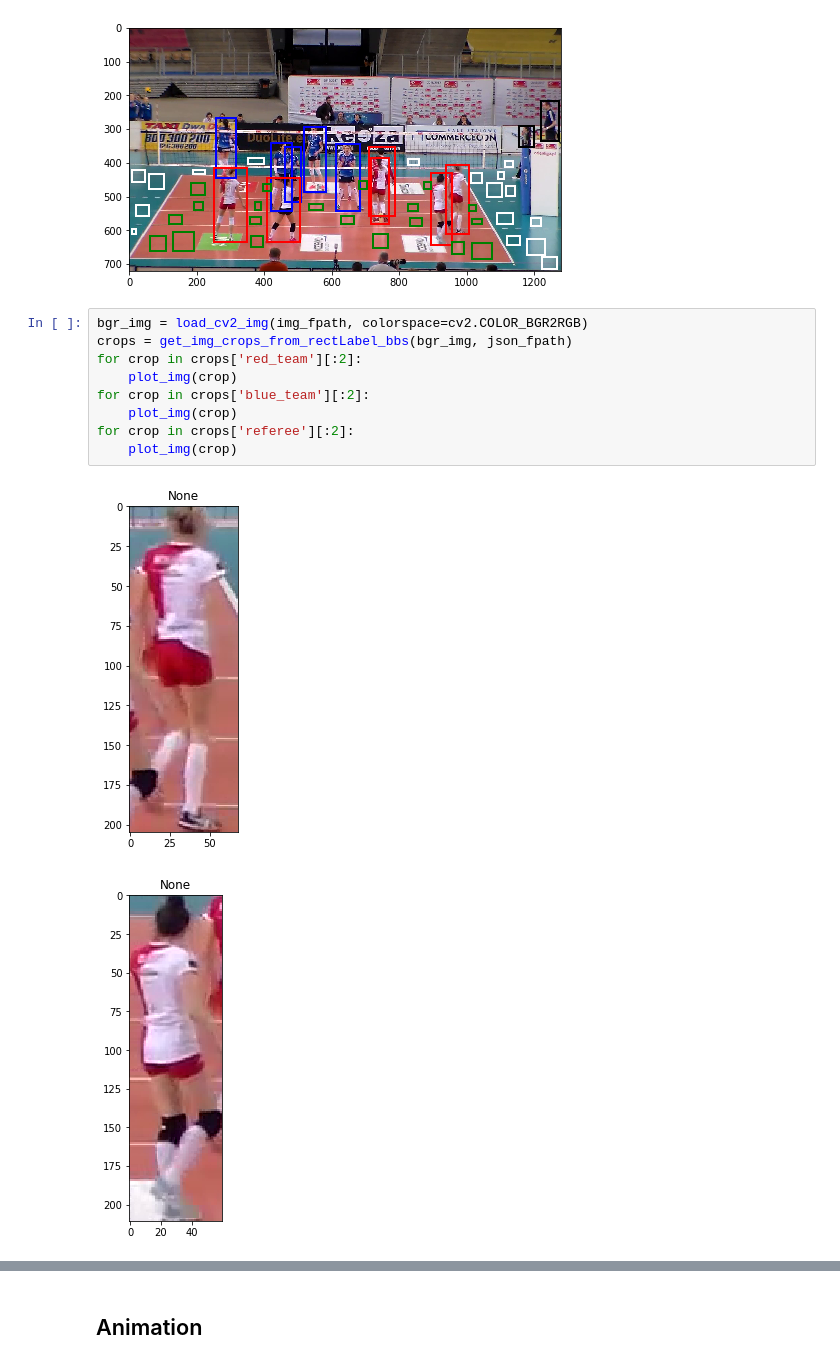
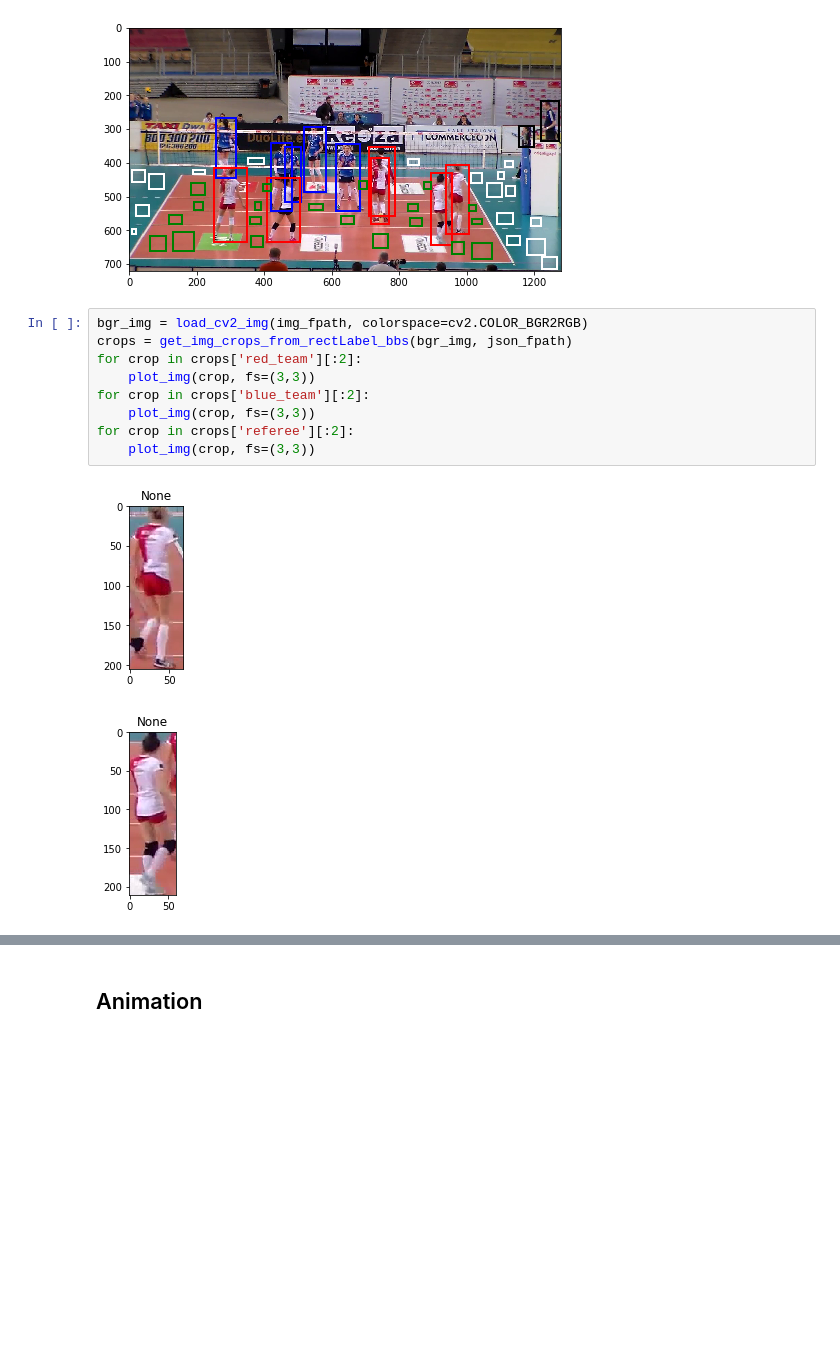
Before and after one commit to bfortuner/computer-vision, a Jupyter notebook: applied/PlayerTrackingHOG.ipynb, the cells around one changed output, grey strips where cells are left out. Drawn from its saved outputs; the diff is of its cells as text; blank space fills up the shorter version.

```diff
--- a/applied/PlayerTrackingHOG.ipynb
+++ b/applied/PlayerTrackingHOG.ipynb
@@ -265,12 +262,12 @@ plot_bbs_from_rectLabel_annos(json_fpath, img_fpath)
 # %%
 bgr_img = load_cv2_img(img_fpath, colorspace=cv2.COLOR_BGR2RGB)
 crops = get_img_crops_from_rectLabel_bbs(bgr_img, json_fpath)
 for crop in crops['red_team'][:2]:
-    plot_img(crop)
+    plot_img(crop, fs=(3,3))
 for crop in crops['blue_team'][:2]:
-    plot_img(crop)
+    plot_img(crop, fs=(3,3))
 for crop in crops['referee'][:2]:
-    plot_img(crop)
+    plot_img(crop, fs=(3,3))
 # %% [output]
-[figure, old version]
+[figure, new version]
-[figure, old version]
+[figure, new version]
```
Also changed, not shown: parts of 4 cells of this notebook, 1 other file.
